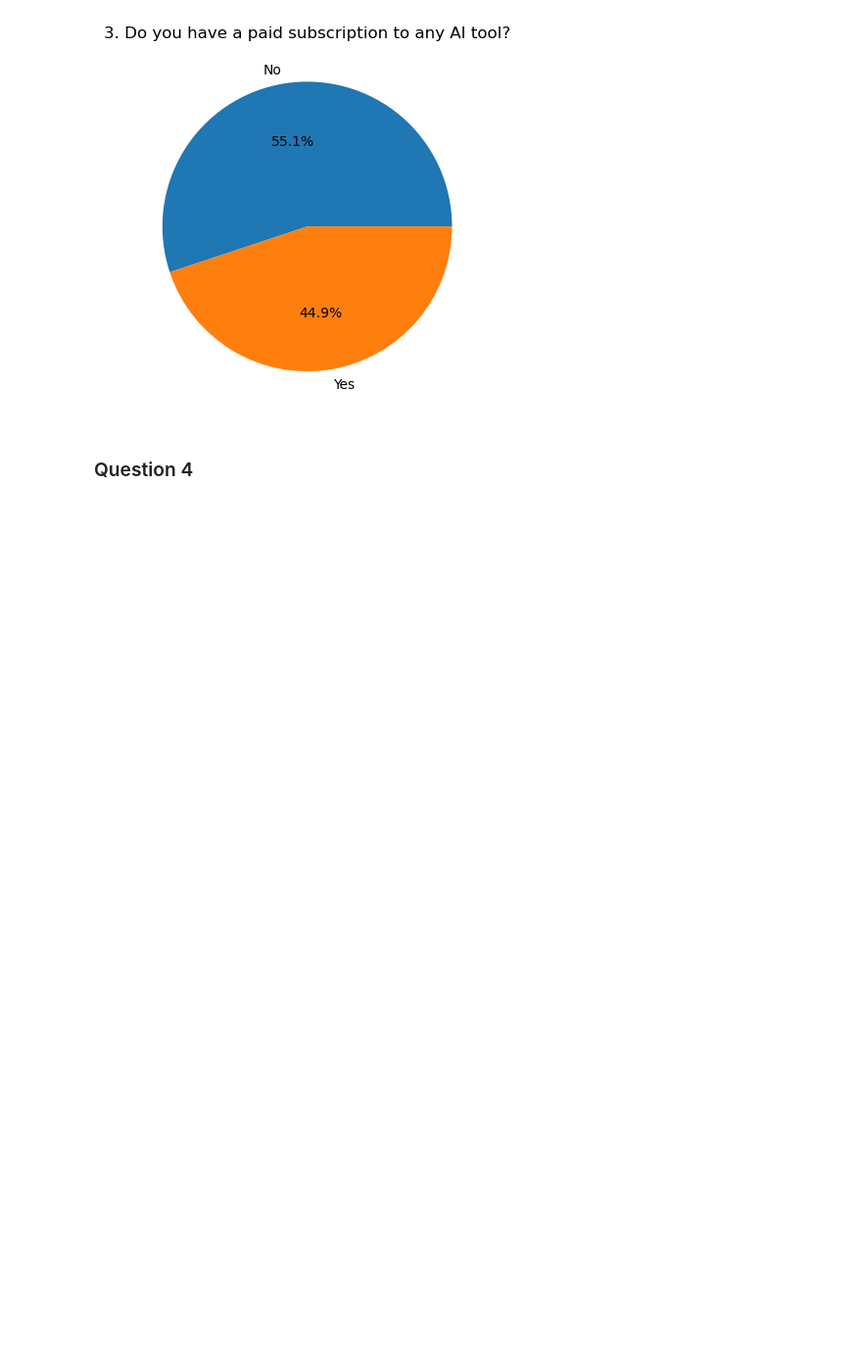
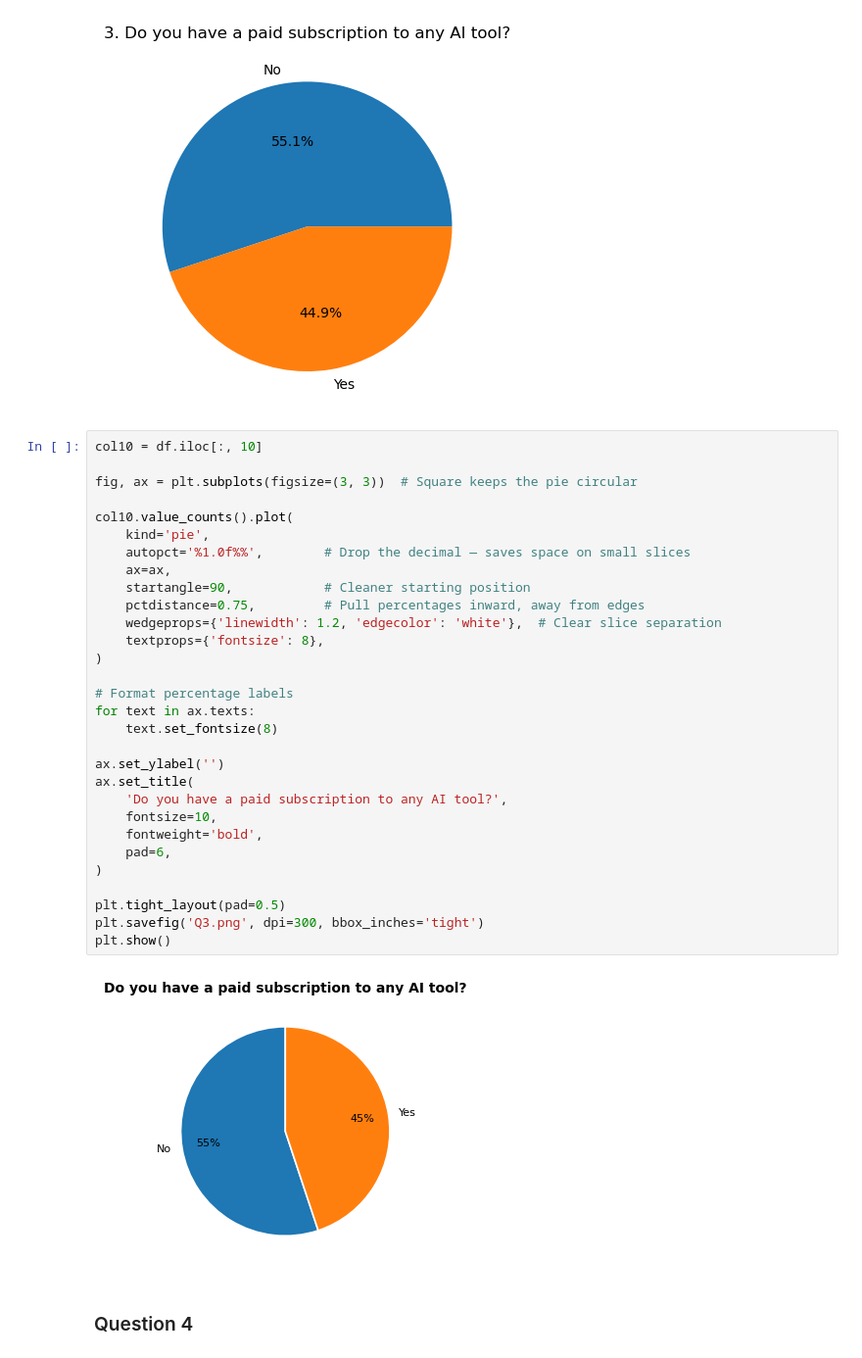
Before and after one commit to FMZennaro/UPED602E, a Jupyter notebook: General Analysis.ipynb, the cells around one changed output. Shown at 98% size. Saved outputs shown, nothing was run; the diff lists cells and outputs as text; blank space fills up the shorter version.

```diff
--- a/General Analysis.ipynb
+++ b/General Analysis.ipynb
@@ -62,6 +98,38 @@ plt.title(f'{col10.name}')
 plt.show()
 # %% [output]
 [figure]
+# %%
+col10 = df.iloc[:, 10]
+
+fig, ax = plt.subplots(figsize=(3, 3))  # Square keeps the pie circular
+
+col10.value_counts().plot(
+    kind='pie',
+    autopct='%1.0f%%',        # Drop the decimal — saves space on small slices
+    ax=ax,
+    startangle=90,            # Cleaner starting position
+    pctdistance=0.75,         # Pull percentages inward, away from edges
+    wedgeprops={'linewidth': 1.2, 'edgecolor': 'white'},  # Clear slice separation
+    textprops={'fontsize': 8},
+)
+
+# Format percentage labels
+for text in ax.texts:
+    text.set_fontsize(8)
+
+ax.set_ylabel('')
+ax.set_title(
+    'Do you have a paid subscription to any AI tool?',
+    fontsize=10,
+    fontweight='bold',
+    pad=6,
+)
+
+plt.tight_layout(pad=0.5)
+plt.savefig('Q3.png', dpi=300, bbox_inches='tight')
+plt.show()
+# %% [output]
+[figure, added]
 # %% [markdown]
 ### Question 4
 # %%
```
Also changed, not shown: parts of 7 cells of this notebook, 9 other files.
